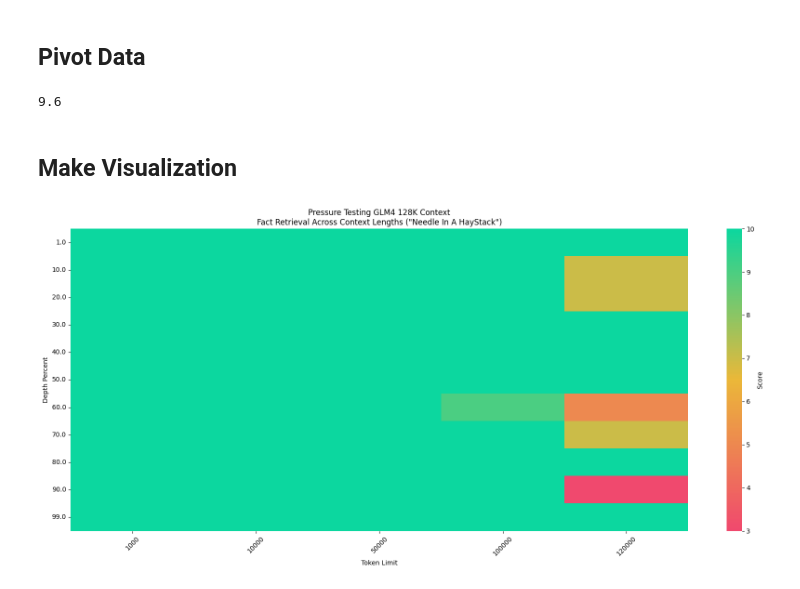
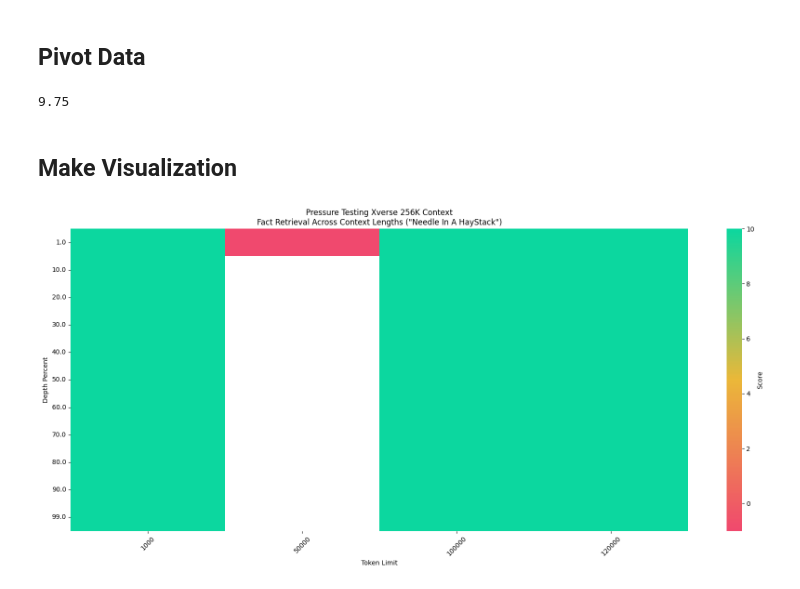
Before and after one commit to gaorongvc/LLMTest_NeedleInAHaystack, a Jupyter notebook: viz/CreateVizFromLLMTesting.ipynb, the cells around one changed output. Drawn from its saved outputs; the diff is of its cells as text; code cells hidden in the pictures.

```diff
--- a/viz/CreateVizFromLLMTesting.ipynb
+++ b/viz/CreateVizFromLLMTesting.ipynb
@@ -33,7 +33,7 @@ Change the folder location for where your results are stored. I'll use the origi
 ## Load Data
 # %%
 # Path to the directory containing JSON results
-folder_path = '../original_results/Zhipu/'  # Replace with your folder path
+folder_path = '../original_results/Xverse2/'  # Replace with your folder path
 
 # Using glob to find all json files in the directory
 json_files = glob.glob(f"{folder_path}/*.json")
@@ -55,11 +55,11 @@ for file in json_files:
             "Context Length": context_length,
             "Score": score
         })
-# data.append({
-#             "Document Depth": 1,
-#             "Context Length": 50000,
-#             "Score": -1
-# })
+data.append({
+            "Document Depth": 1,
+            "Context Length": 50000,
+            "Score": -1
+})
 # data.append({
 #             "Document Depth": 1,
 #             "Context Length": 100000,
@@ -67,7 +67,7 @@ for file in json_files:
 # })
 # data.append({
 #             "Document Depth": 1,
-#             "Context Length": 120000,
+#             "Context Length": 10000,
 #             "Score": -1
 # })
 # Creating a DataFrame
@@ -93,32 +93,32 @@ pivot_table.iloc[:5, :5]
 _mean = pivot_table.mean(axis=1)
 _mean.mean()
 # %% [output]
-9.6
+9.75
 # %% [markdown]
 ## Make Visualization
 # %%
 # Create a custom colormap. Go to https://coolors.co/ and pick cool colors
 cmap = LinearSegmentedColormap.from_list("custom_cmap", ["#F0496E", "#EBB839", "#0CD79F"])
 
 # Create the heatmap with better aesthetics
 plt.figure(figsize=(17.5, 8))  # Can adjust these dimensions as needed
 sns.heatmap(
     pivot_table,
     # annot=True,
     fmt="g",
     cmap=cmap,
     cbar_kws={'label': 'Score'}
 )
 
 # More aesthetics
-plt.title('Pressure Testing GLM4 128K Context\nFact Retrieval Across Context Lengths ("Needle In A HayStack")')  # Adds a title
+plt.title('Pressure Testing Xverse 256K Context\nFact Retrieval Across Context Lengths ("Needle In A HayStack")')  # Adds a title
 plt.xlabel('Token Limit')  # X-axis label
 plt.ylabel('Depth Percent')  # Y-axis label
 plt.xticks(rotation=45)  # Rotates the x-axis labels to prevent overlap
 plt.yticks(rotation=0)  # Ensures the y-axis labels are horizontal
 plt.tight_layout()  # Fits everything neatly into the figure area
 
 # Show the plot
 plt.show()
 # %% [output]
-[figure, old version]
+[figure, new version]
```
Also changed, not shown: parts of 1 cell of this notebook, 7 other files.
